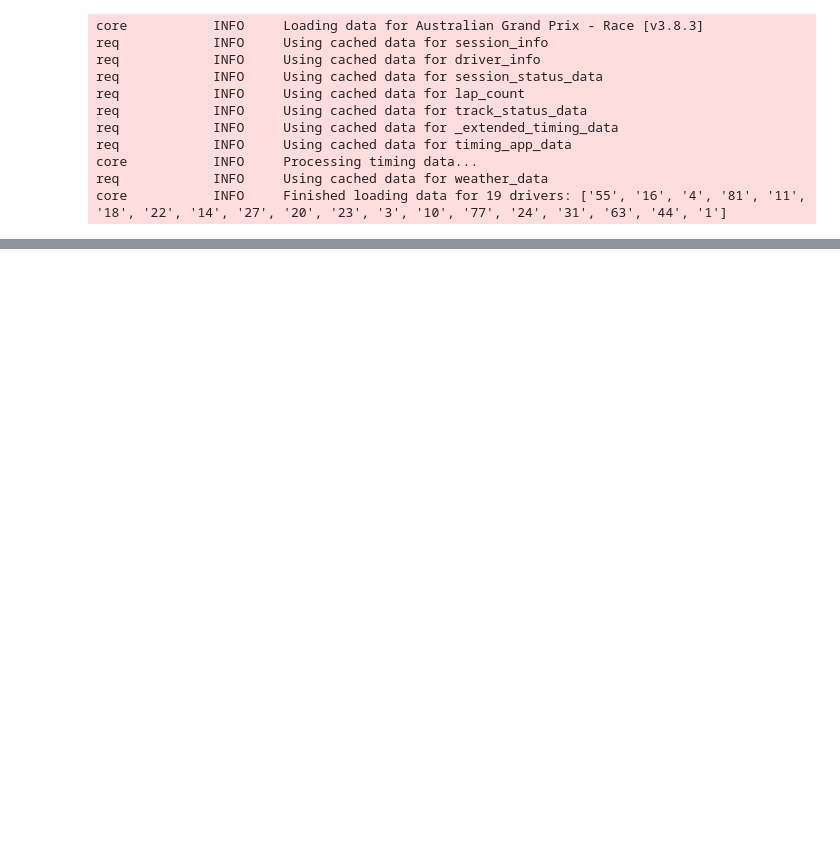
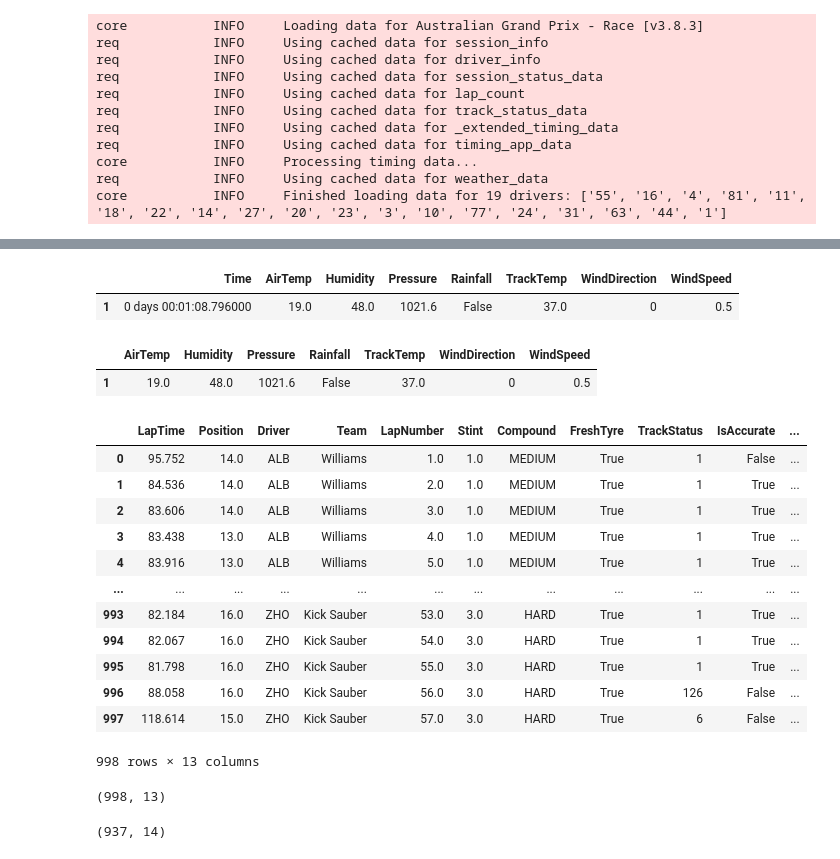
Before and after one commit to MatinHabi/F1StandingsPredictor, a Jupyter notebook: F1-Project/Untitled1.ipynb, the cells around one changed output, grey strips where cells are left out. Cells and saved outputs as stored; diff of their text form; code cells hidden in the pictures; blank space fills up the shorter version.

```diff
--- a/F1-Project/Untitled1.ipynb
+++ b/F1-Project/Untitled1.ipynb
@@ -61,0 +72,38 @@ print(session.laps)
+# %%
+weather = session.weather_data[session.weather_data['Time'] <= start].iloc[[1]]
+# %%
+w = pd.DataFrame(weather)
+# %%
+w
+# %% [output]
+|  | Time | AirTemp | Humidity | Pressure | Rainfall | TrackTemp | WindDirection | WindSpeed |
+| 1 | 0 days 00:01:08.796000 | 19.0 | 48.0 | 1021.6 | False | 37.0 | 0 | 0.5 |
+# %%
+w = w.drop(columns = 'Time')
+# %%
+w
+# %% [output]
+|  | AirTemp | Humidity | Pressure | Rainfall | TrackTemp | WindDirection | WindSpeed |
+| 1 | 19.0 | 48.0 | 1021.6 | False | 37.0 | 0 | 0.5 |
+# %%
+df['Rain'] = w['Rainfall'].iloc[0]
+# %%
+df
+# %% [output]
+|  | LapTime | Position | Driver | Team | LapNumber | Stint | Compound | FreshTyre | TrackStatus | IsAccurate | ... |
+| 0 | 95.752 | 14.0 | ALB | Williams | 1.0 | 1.0 | MEDIUM | True | 1 | False | ... |
+| 1 | 84.536 | 14.0 | ALB | Williams | 2.0 | 1.0 | MEDIUM | True | 1 | True | ... |
+| 2 | 83.606 | 14.0 | ALB | Williams | 3.0 | 1.0 | MEDIUM | True | 1 | True | ... |
+| 3 | 83.438 | 13.0 | ALB | Williams | 4.0 | 1.0 | MEDIUM | True | 1 | True | ... |
+| 4 | 83.916 | 13.0 | ALB | Williams | 5.0 | 1.0 | MEDIUM | True | 1 | True | ... |
+| ... | ... | ... | ... | ... | ... | ... | ... | ... | ... | ... | ... |
+| 993 | 82.184 | 16.0 | ZHO | Kick Sauber | 53.0 | 3.0 | HARD | True | 1 | True | ... |
+| 994 | 82.067 | 16.0 | ZHO | Kick Sauber | 54.0 | 3.0 | HARD | True | 1 | True | ... |
+| 995 | 81.798 | 16.0 | ZHO | Kick Sauber | 55.0 | 3.0 | HARD | True | 1 | True | ... |
+| 996 | 88.058 | 16.0 | ZHO | Kick Sauber | 56.0 | 3.0 | HARD | True | 126 | False | ... |
+| 997 | 118.614 | 15.0 | ZHO | Kick Sauber | 57.0 | 3.0 | HARD | True | 6 | False | ... |
+998 rows × 13 columns
+# %%
+df.shape
+# %% [output]
+(998, 13)
@@ -61,0 +116,4 @@ print(session.laps)
+# %%
+df.shape
+# %% [output]
+(937, 14)
```
Also changed, not shown: parts of 25 cells of this notebook, 1 other file.
